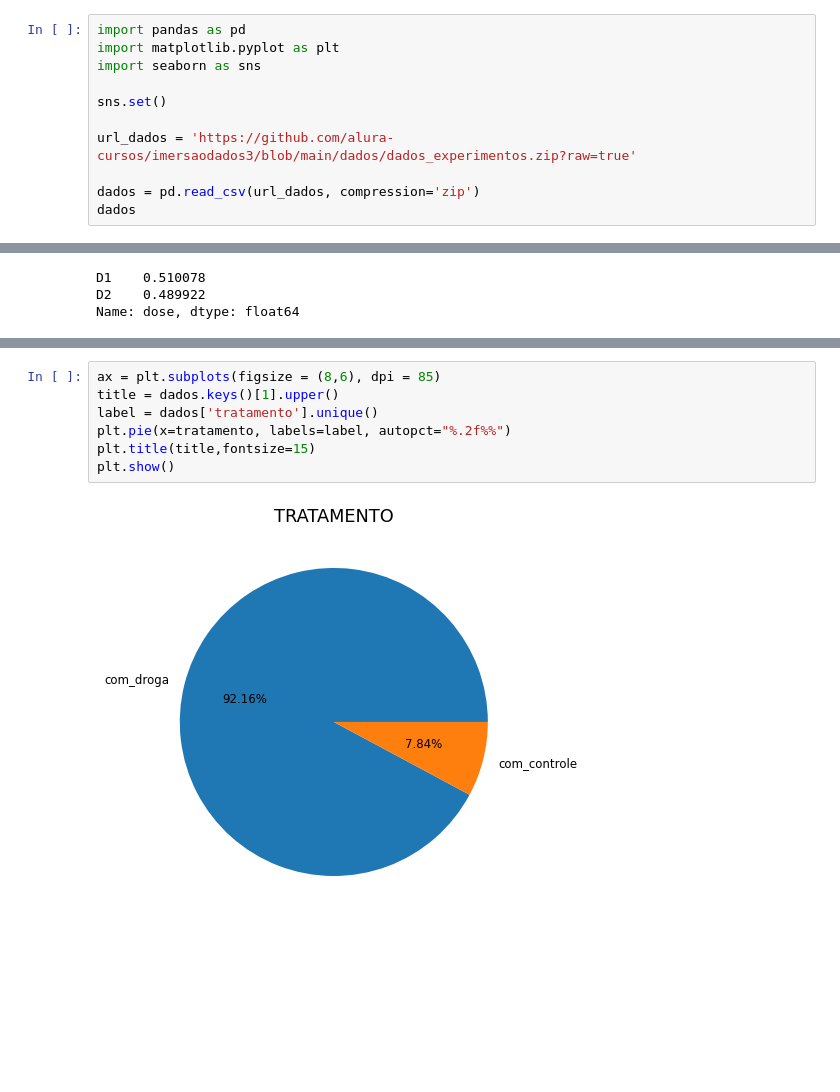
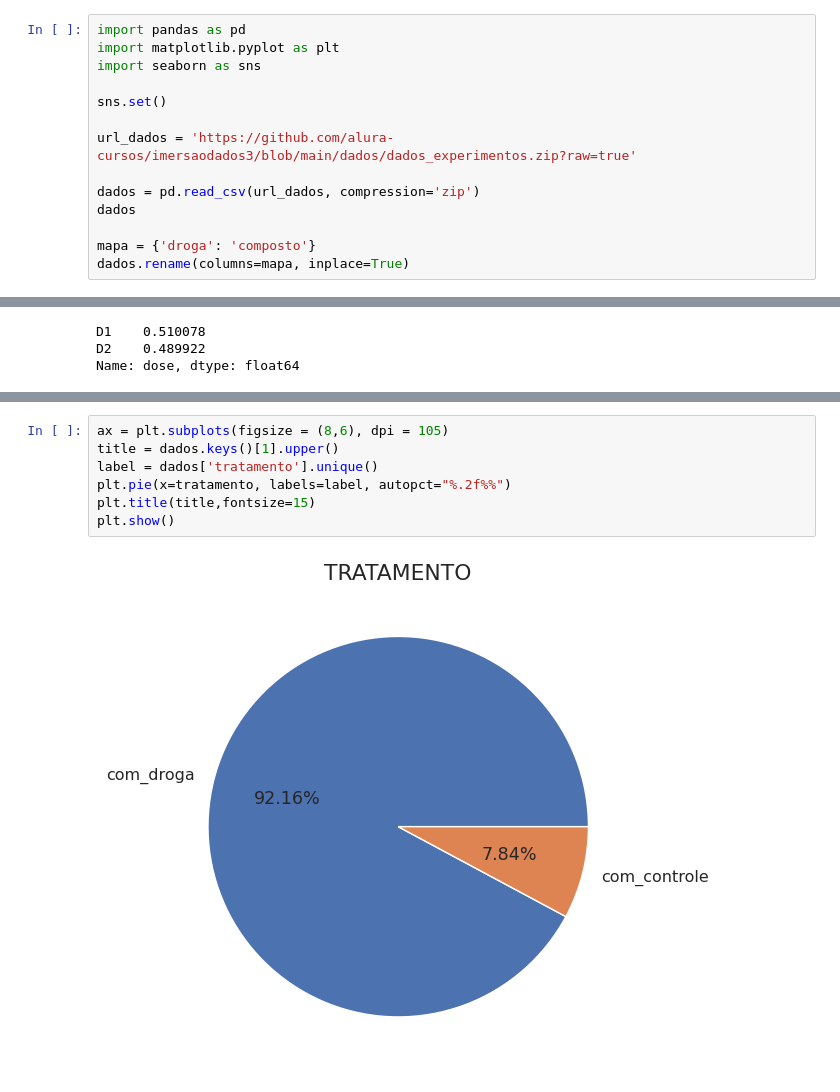
Before and after one commit to Bruno-Marin/ImersaoDados, a Jupyter notebook: Aula01.ipynb, the cells around one changed output, grey strips where cells are left out. Drawn from its saved outputs; the diff is of its cells as text; blank space fills up the shorter version.

```diff
--- a/Aula01.ipynb
+++ b/Aula01.ipynb
@@ -11,3 +11,6 @@ url_dados = 'https://github.com/alura-cursos/imersaodados3/blob/main/dados/dados
 
 dados = pd.read_csv(url_dados, compression='zip')
 dados
+
+mapa = {'droga': 'composto'}
+dados.rename(columns=mapa, inplace=True)
@@ -124,10 +113,10 @@ Name: droga, Length: 3289, dtype: float64
 # %%
-ax = plt.subplots(figsize = (8,6), dpi = 85)
+ax = plt.subplots(figsize = (8,6), dpi = 105)
 title = dados.keys()[1].upper()
 label = dados['tratamento'].unique()
 plt.pie(x=tratamento, labels=label, autopct="%.2f%%")
 plt.title(title,fontsize=15)
 plt.show()
 # %% [output]
-[figure, old version]
+[figure, new version]
 # %%
```
Also changed, not shown: parts of 9 cells of this notebook.
